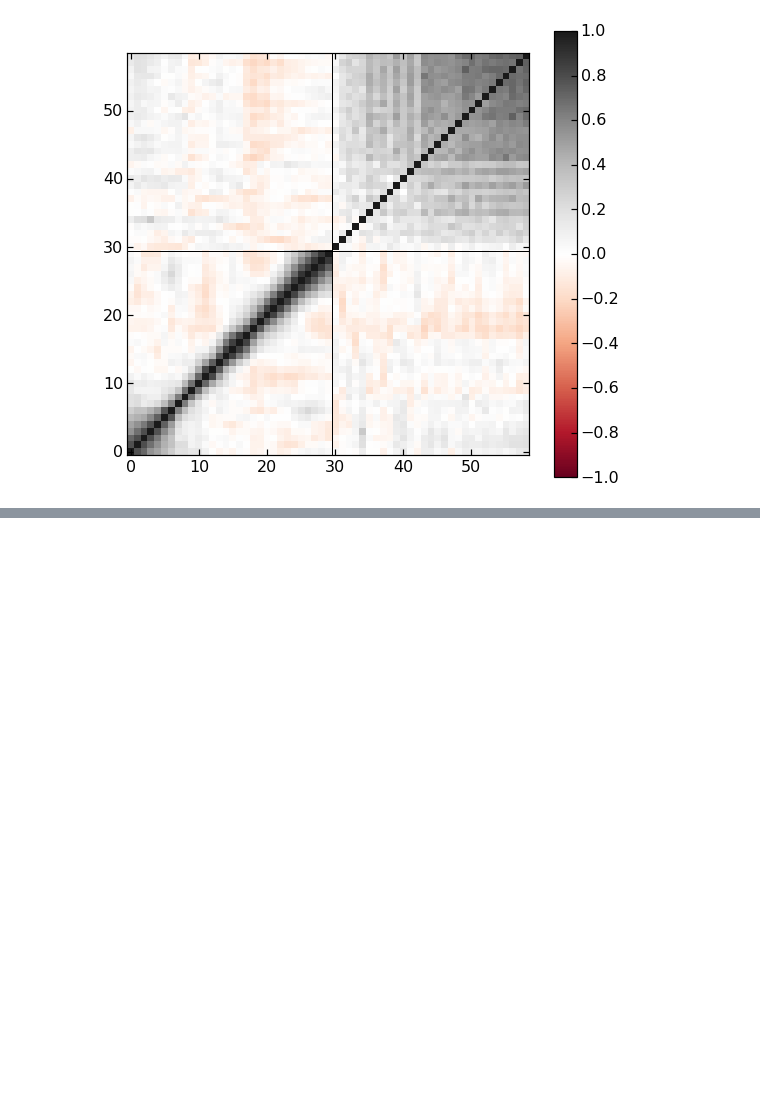
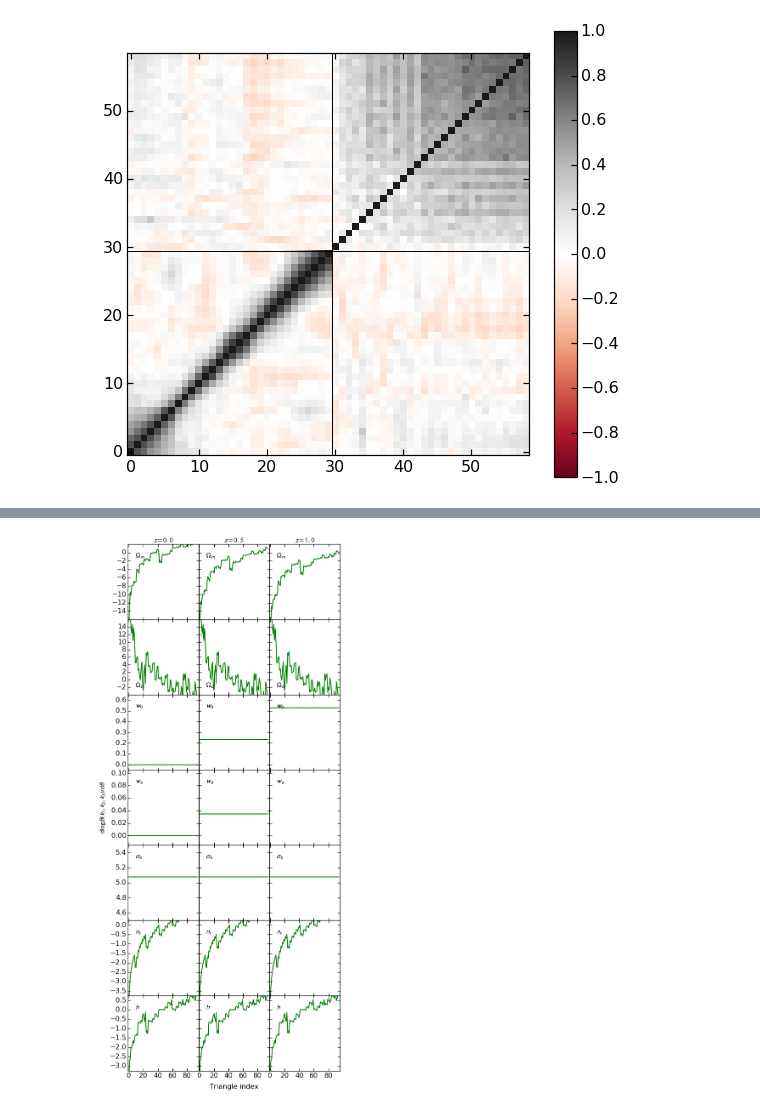
Before and after one commit to DonRegan/notebooks, a Jupyter notebook: ZBOX2 Measurements.ipynb, the cells around one changed output, grey strips where cells are left out. Saved outputs shown, nothing was run; the diff lists cells and outputs as text; code cells hidden in the pictures; blank space fills up the shorter version.

```diff
--- a/ZBOX2 Measurements.ipynb
+++ b/ZBOX2 Measurements.ipynb
@@ -594,0 +722,83 @@ cb = f.colorbar(cax)
+# %%
+# load data
+# dlogB_z00 = loadtxt('./data/ZBOX3/BSpec/dlogB_z0.0.dat')
+# dlogB_z05 = loadtxt('./data/ZBOX3/BSpec/dlogB_z0.52.dat')
+# dlogB_z10 = loadtxt('./data/ZBOX3/BSpec/dlogB_z1.0.dat')
+
+# plotting
+f = plt.figure(figsize=(9,18))
+gs = gridspec.GridSpec(7,3)
+ax = []
+f.add_subplot(111, frameon=False)
+plt.tick_params(labelcolor='none', top='off', bottom='off', left='off', right='off')
+plt.axes().get_xaxis().set_ticks([])
+plt.axes().get_yaxis().set_ticks([])
+plt.xlabel('Triangle index', fontsize=16, labelpad=30)
+plt.ylabel(r'$\mathrm{d}\log{B(k_1,k_2,k_3)}/\mathrm{d}\theta$', fontsize=16, labelpad=50)
+
+for i in range(0,7):
+    for j in range(0,3):
+        ax.append(f.add_subplot(gs[i,j]))
+
+for i in range(0,21):
+    ax[i].set_xlim(-1,96)
+    if i < 18:
+        plt.setp(ax[i].get_xticklabels(), visible=False);
+    if i%3 != 0:
+        plt.setp(ax[i].get_yticklabels(), visible=False);
+#   if i >= 18:
+#       ax[i].set_xticks([0.01,0.1])
+#       ax[i].set_xticks([0.002,0.003,0.004,0.005,0.006,0.007,0.008,0.009,0.02,0.03,0.04,0.05,0.06,0.07,0.08,0.09,0.2,0.3], minor=True)
+#       ax[i].set_xticklabels(['0.01','0.1'])
+
+
+for i in range(0,3):
+    ax[i].set_ylim(-16,2)
+    ax[i].set_yticks(arange(-14,2,2))
+    ax[i].annotate('$\Omega_m$', xy=(0.1,0.8), xycoords='axes fraction',
+                   horizontalalignment='left', verticalalignment='bottom', color='black',fontsize=16)
+for i in range(0,3):
+    ax[3+i].set_ylim(-4,16)
+    ax[3+i].set_yticks(arange(-2,16,2))
+    ax[3+i].annotate('$\Omega_b$', xy=(0.1,0.075), xycoords='axes fraction',
+                   horizontalalignment='left', verticalalignment='bottom', color='black',fontsize=16)
+for i in range(0,3):
+    ax[6+i].set_ylim(-0.05,0.65)
+    ax[6+i].set_yticks(arange(0,0.65,0.1))
+    ax[6+i].annotate('$w_0$', xy=(0.1,0.8), xycoords='axes fraction',
+                   horizontalalignment='left', verticalalignment='bottom', color='black',fontsize=16)
+for i in range(0,3):
+    ax[9+i].set_ylim(-0.015,0.105)
+    ax[9+i].annotate('$w_a$', xy=(0.1,0.8), xycoords='axes fraction',
+                   horizontalalignment='left', verticalalignment='bottom', color='black',fontsize=16)
+for i in range(0,3):
+    ax[12+i].set_ylim(4.5,5.5)
+    #ax[12+i].set_yticks(arange(2,4.5,0.5))
+    ax[12+i].annotate('$\sigma_8$', xy=(0.1,0.8), xycoords='axes fraction',
+                   horizontalalignment='left', verticalalignment='bottom', color='black',fontsize=16)
+for i in range(0,3):
+    ax[15+i].set_ylim(-3.75,0.25)
+    ax[15+i].annotate('$n_s$', xy=(0.1,0.8), xycoords='axes fraction',
+                   horizontalalignment='left', verticalalignment='bottom', color='black',fontsize=16)
+for i in range(0,3):
+    ax[18+i].set_ylim(-3.25,0.75)
+    ax[18+i].annotate('$h$', xy=(0.1,0.8), xycoords='axes fraction',
+                   horizontalalignment='left', verticalalignment='bottom', color='black',fontsize=16)
+
+ax[0].set_title('$z=0.0$',fontsize=16)
+ax[1].set_title('$z=0.5$',fontsize=16)
+ax[2].set_title('$z=1.0$',fontsize=16)
+
+tri = arange(0,95)
+
+for i in range(0,7):
+    ax[i*3].plot(tri, DBz00[0][i](tri)/Bz00[0](tri), lw=2, c='g')
+    ax[i*3+1].plot(tri, DBz05[0][i](tri)/Bz05[0](tri), lw=2, c='g')
+    ax[i*3+2].plot(tri, DBz10[0][i](tri)/Bz10[0](tri), lw=2, c='g')
+    #ax[i*3].plot(0.005*arange(1,25), dlogP_z00[:,i], 'x', lw=2, c='black')
+    #ax[i*3+1].plot(0.005*arange(1,25), dlogP_z05[:,i], 'x', lw=2, c='black')
+    #ax[i*3+2].plot(0.005*arange(1,25), dlogP_z10[:,i], 'x', lw=2, c='black')
+
+plt.subplots_adjust(left=0.15, right=0.92, top=0.98, bottom=0.025, wspace=0.0, hspace=0.0)
+# %% [output]
+[figure, added]
```
Also changed, not shown: parts of 7 cells of this notebook.
